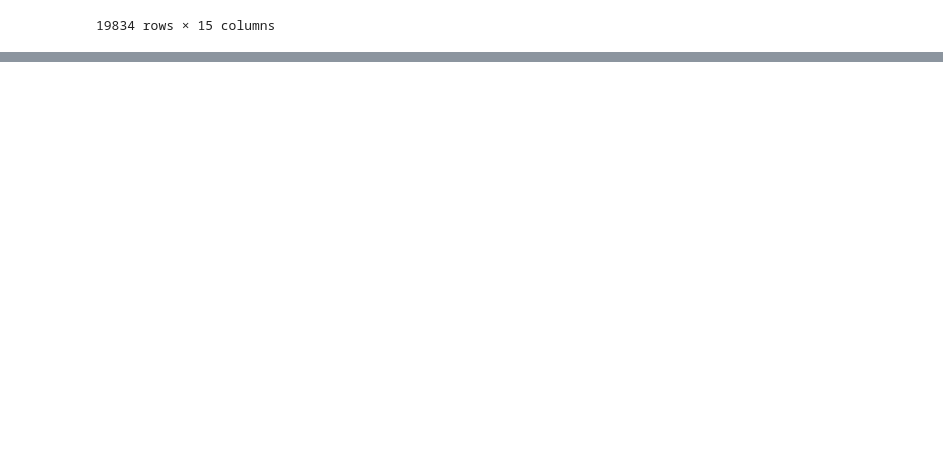
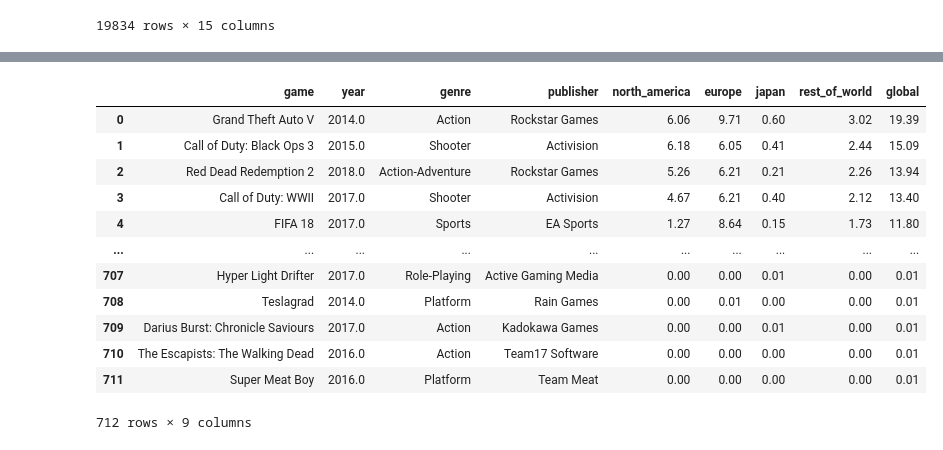
Before and after one commit to mrcslx/game_sales, a Jupyter notebook: scripts/01_cleaning.ipynb, the cells around one changed output, grey strips where cells are left out. Drawn from its saved outputs; the diff is of its cells as text; code cells hidden in the pictures; blank space fills up the shorter version.

```diff
--- a/scripts/01_cleaning.ipynb
+++ b/scripts/01_cleaning.ipynb
@@ -262,0 +300,16 @@ sales_xbox
+# %%
+sales_ps4
+# %% [output]
+|  | game | year | genre | publisher | north_america | europe | japan | rest_of_world | global |
+| 0 | Grand Theft Auto V | 2014.0 | Action | Rockstar Games | 6.06 | 9.71 | 0.60 | 3.02 | 19.39 |
+| 1 | Call of Duty: Black Ops 3 | 2015.0 | Shooter | Activision | 6.18 | 6.05 | 0.41 | 2.44 | 15.09 |
+| 2 | Red Dead Redemption 2 | 2018.0 | Action-Adventure | Rockstar Games | 5.26 | 6.21 | 0.21 | 2.26 | 13.94 |
+| 3 | Call of Duty: WWII | 2017.0 | Shooter | Activision | 4.67 | 6.21 | 0.40 | 2.12 | 13.40 |
+| 4 | FIFA 18 | 2017.0 | Sports | EA Sports | 1.27 | 8.64 | 0.15 | 1.73 | 11.80 |
+| ... | ... | ... | ... | ... | ... | ... | ... | ... | ... |
+| 707 | Hyper Light Drifter | 2017.0 | Role-Playing | Active Gaming Media | 0.00 | 0.00 | 0.01 | 0.00 | 0.01 |
+| 708 | Teslagrad | 2014.0 | Platform | Rain Games | 0.00 | 0.01 | 0.00 | 0.00 | 0.01 |
+| 709 | Darius Burst: Chronicle Saviours | 2017.0 | Action | Kadokawa Games | 0.00 | 0.00 | 0.01 | 0.00 | 0.01 |
+| 710 | The Escapists: The Walking Dead | 2016.0 | Action | Team17 Software | 0.00 | 0.00 | 0.00 | 0.00 | 0.01 |
+| 711 | Super Meat Boy | 2016.0 | Platform | Team Meat | 0.00 | 0.00 | 0.00 | 0.00 | 0.01 |
+712 rows × 9 columns
```
Also changed, not shown: parts of 6 cells of this notebook.
